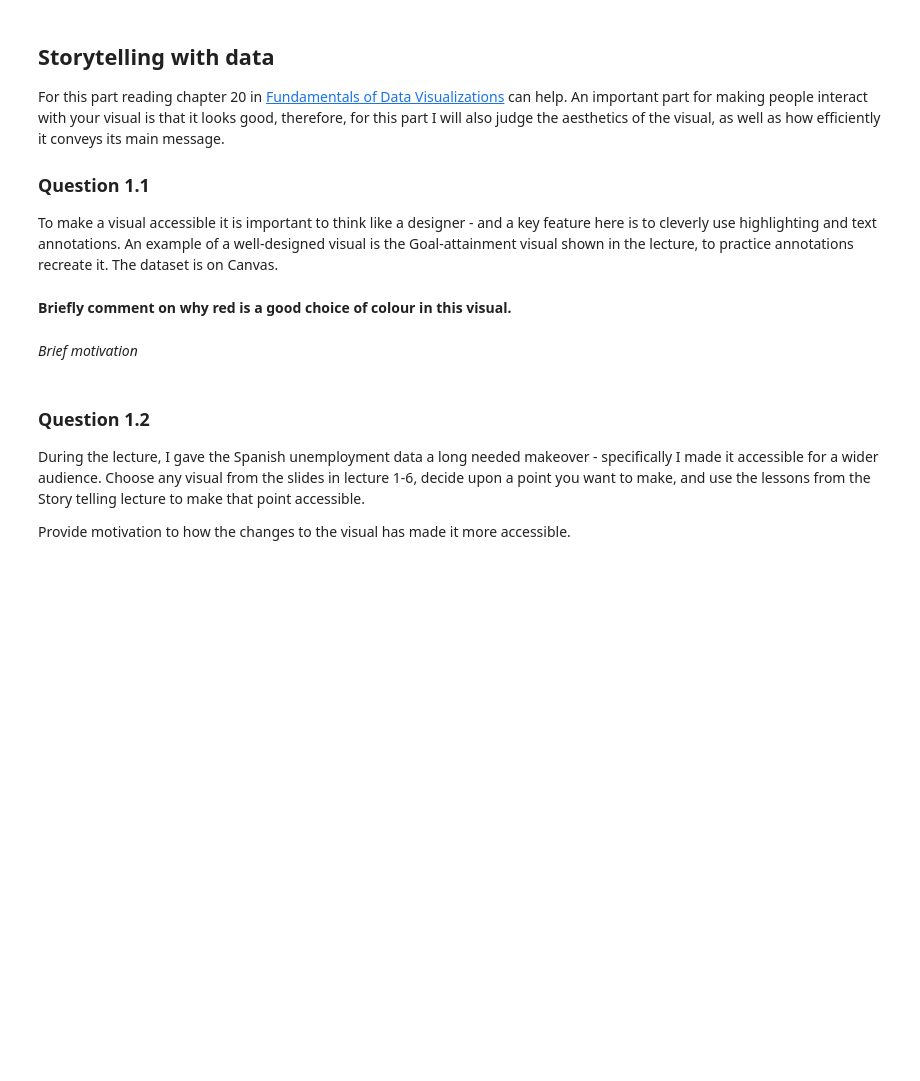
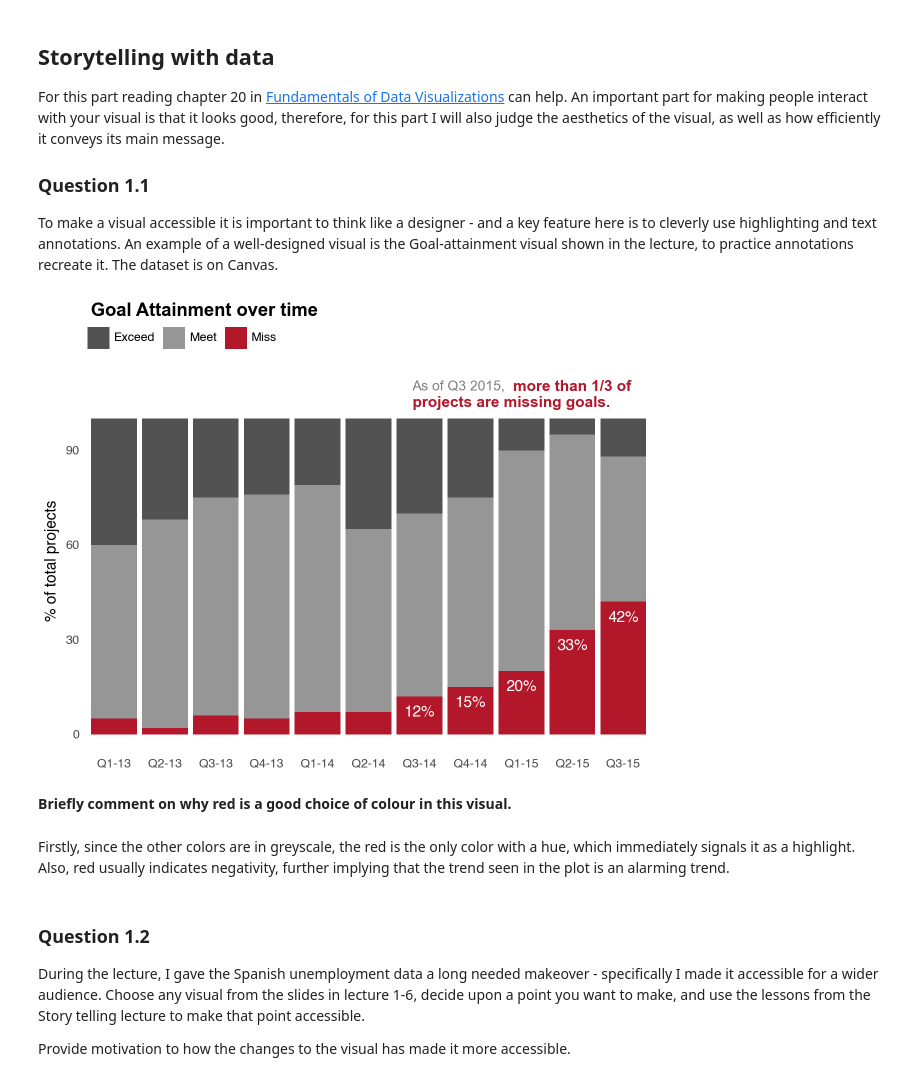
Before and after one commit to Salabud/MVE080-grp10, a Jupyter notebook: Homework4_2025.ipynb, the cells around one changed output. Drawn from its saved outputs; the diff is of its cells as text; code cells hidden in the pictures; blank space fills up the shorter version.

```diff
--- a/Homework4_2025.ipynb
+++ b/Homework4_2025.ipynb
@@ -155,7 +153,62 @@ To make a visual accessible it is important to think like a designer - and a key
+# %%
+# Insert code here
+
+df = pd.read_csv("Homework4_resources/part 2/q1.1. (goal data)/Goal_data.csv")
+quarter_order = ["Q1-13", "Q2-13", "Q3-13", "Q4-13",
+                 "Q1-14", "Q2-14", "Q3-14", "Q4-14",
+                 "Q1-15", "Q2-15", "Q3-15", "Q4-15"]
+df["Quarter"] = pd.Categorical(df["categories"], categories=quarter_order, ordered=True)
+
+goal_colors = {
+    "Exceed": "#525252",
+    "Meet": "#969696",
+    "Miss": "#b2172a"
+}
+
+label_quarters = ["Q3-14", "Q4-14", "Q1-15", "Q2-15", "Q3-15"]
+df_labels = df[(df["what"] == "Miss") & (df["categories"].isin(label_quarters))].copy()
+df_labels["label"] = df_labels["value"].astype(str) + "%"
+
+p = (ggplot(df, aes(x="Quarter", y="value", fill="what"))
+    + geom_bar(stat="identity")
+    + geom_text(data=df_labels, mapping=aes(x="Quarter", y="value", label="label"),
+                inherit_aes=False, size=11, nudge_y=-5, color="white")
+
+    + scale_fill_manual(values=goal_colors)
+    + scale_x_discrete(expand=(0, 0.5))
+    + labs(title="     Goal Attainment over time",
+        x="",
+        y="% of total projects")
+
+    + annotate("text", x=7.8, y=110, label="As of Q3 2015, ", color="grey",
+            size=10, family="Arial")
+    + annotate("text", x=10, y=110, label="more than 1/3 of", color="#b2172a",
+            size=11, family="Arial", fontweight="bold")
+    + annotate("text", x=8.8, y=105, label="projects are missing goals.", color="#b2172a",
+            size=11, family="Arial", fontweight="bold")
+
+    + theme_minimal()
+    + theme(
+        panel_grid_major=element_blank(),
+        panel_grid_minor=element_blank(),
+        legend_position="top",
+        legend_title=element_blank(),
+        legend_box="horizontal",
+        legend_justification=(0.05, 0),
+        legend_direction="horizontal",
+        plot_title=element_text(ha="left", family="Arial", weight="bold"),
+        axis_text_y=element_text(margin={"r": -10}),
+        axis_text_x=element_text(margin={"t": 5})
+    )
+    + guides(fill=guide_legend(nrow=1))
+)
+p
+# %% [output]
+[figure, added]
 # %% [markdown]
 **Briefly comment on why red is a good choice of colour in this visual.**
-# %% [markdown]
-_Brief motivation_
+# %% [markdown]
+Firstly, since the other colors are in greyscale, the red is the only color with a hue, which immediately signals it as a highlight. Also, red usually indicates negativity, further implying that the trend seen in the plot is an alarming trend.
 # %% [markdown]
 ### Question 1.2
 
```
Also changed, not shown: parts of 6 cells of this notebook, 1 other file.
